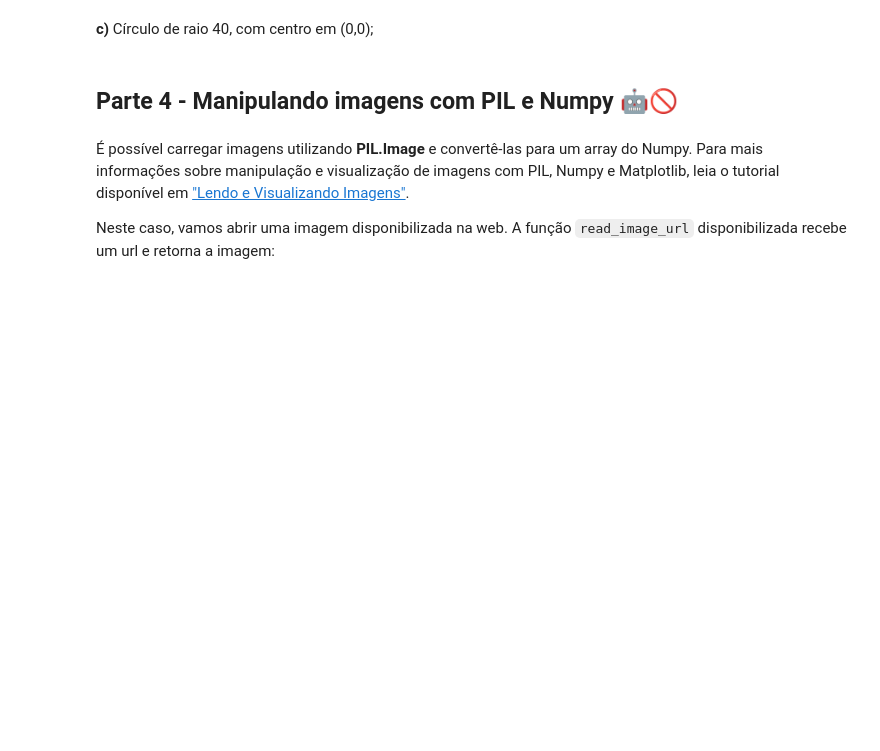
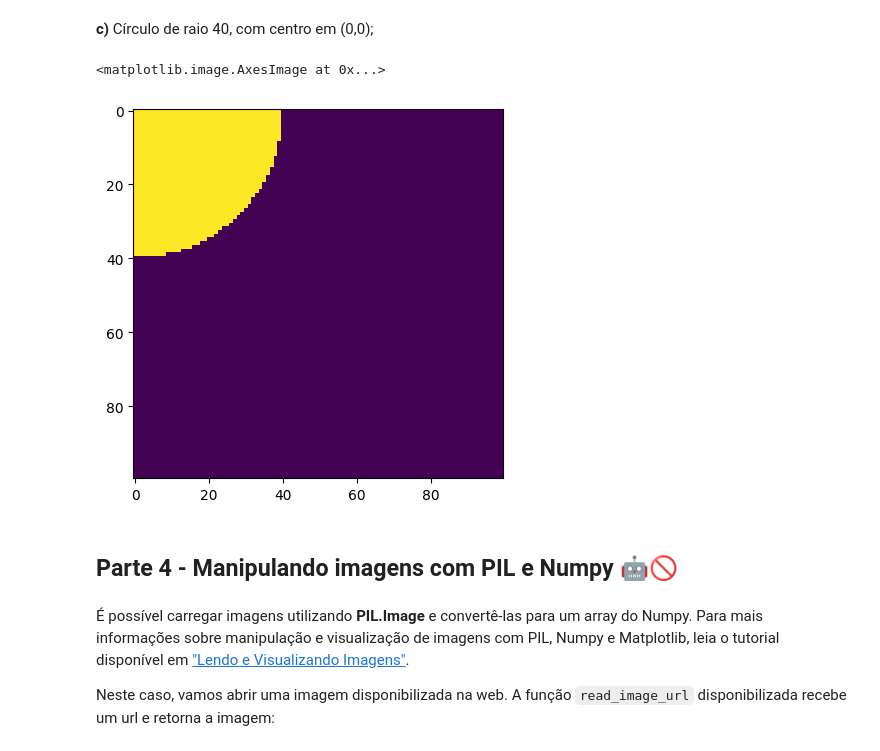
Before and after one commit to UNICAMP-EA979/2026s1-pi01-numpy-JoaoLucasMoraisOrtiz, a Jupyter notebook: Atividade.ipynb, the cells around one changed output. Drawn from its saved outputs; the diff is of its cells as text; code cells hidden in the pictures; blank space fills up the shorter version.

```diff
--- a/Atividade.ipynb
+++ b/Atividade.ipynb
@@ -535,3 +553,11 @@ TypeError: 'int' object does not support item assignment
+# %%
+# Seu código aqui
+r,c = np.indices( (100, 100) )
+f = ((r)**2 + ((c)**2)) < 40**2
+plt.imshow(f)
+# %% [output]
+<matplotlib.image.AxesImage at 0x...>
+[figure, added]
 # %% [markdown]
 ## Parte 4 - Manipulando imagens com PIL e Numpy 🤖🚫
 # %% [markdown]
```
Also changed, not shown: parts of 23 cells of this notebook, 1 other file.
